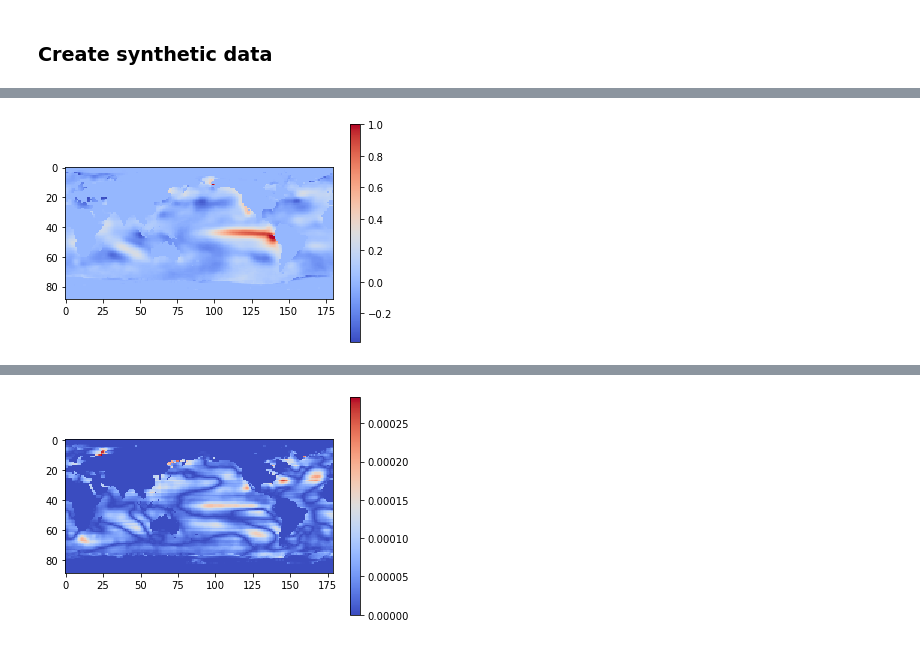
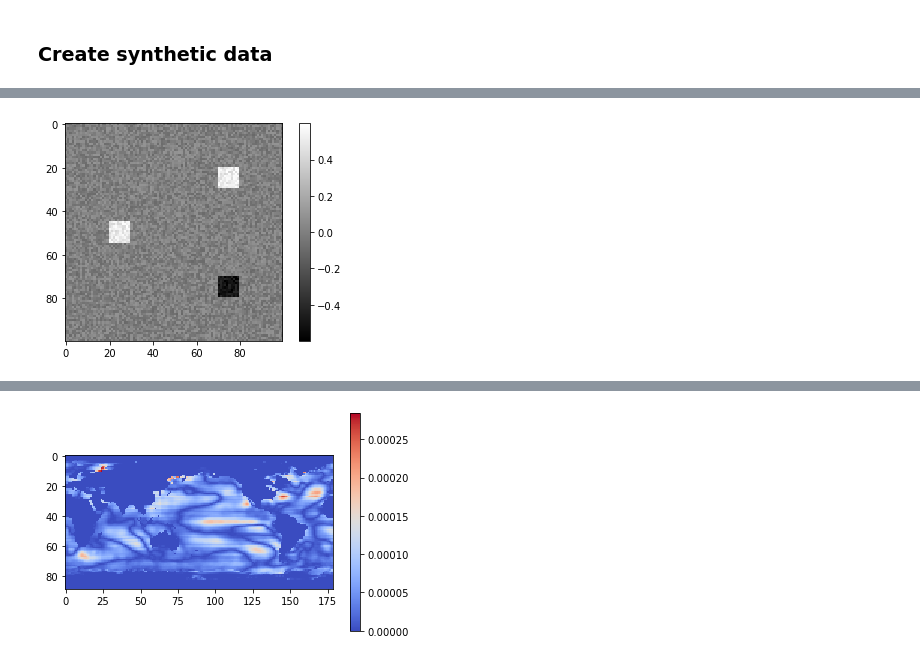
Before and after one commit to MarcoLandtHayen/EchoStateNetworks, a Jupyter notebook: notebooks/ESN_exp10_Classification_LRP_syntheticSamples.ipynb, the cells around one changed output, grey strips where cells are left out. Saved outputs shown, nothing was run; the diff lists cells and outputs as text; code cells hidden in the pictures.

Commit message:
continued working on ESN_exp10: Added LRP for synthetic input samples and enabled feeding inputs col-wise with sweeping from left to right plus from right to left

```diff
--- a/notebooks/ESN_exp10_Classification_LRP_syntheticSamples.ipynb
+++ b/notebooks/ESN_exp10_Classification_LRP_syntheticSamples.ipynb
@@ -101,14 +101,18 @@ n_train = int(n_samples * train_val_split)
 train_input = np.concatenate([samples[:n_train], samples[n_samples:n_samples+n_train]], axis=0)
 val_input = np.concatenate([samples[n_train:n_samples], samples[n_samples+n_train:]], axis=0)
 
+# Need to swap samples' axes to feed samples col-wise into model:
+train_input_swap = np.swapaxes(train_input, 1, 2)
+val_input_swap = np.swapaxes(val_input, 1, 2)
+
 # Create targets: 1 for class1 and -1 for class2
 train_target = np.concatenate([np.ones((n_train,1)), -np.ones((n_train,1))])
 val_target = np.concatenate([np.ones((n_samples-n_train,1)), -np.ones((n_samples-n_train,1))])
 
 
 # Check dimensions:
-print("train_input: ", train_input.shape)
-print("val_input: ", val_input.shape)
+print("train_input_swap: ", train_input_swap.shape)
+print("val_input_swap: ", val_input_swap.shape)
 print("train_target: ", train_target.shape)
 print("val_target: ", val_target.shape)
 # %% [output]
@@ -258,21 +395,11 @@ La Nina:  1.0
 # %%
-### Pick out ONE El Nino sample to be analysed:
-sample_id = 40 # number 40 of validation inputs --> El Nino sample
-#sample_id = 52 # number 52 of validation inputs --> La Nina sample
-sample = val_input_swap[sample_id:sample_id+1,:,:]
+### Pick out ONE  sample to be analysed:
 
-## If feeding the sample column-wise is desired, need to swap lat <-> lon for input sample:
-#sample = np.swapaxes(sample, 1, 2)
+## Class 1: E.g. take the very first sample
+sample = val_input_swap[:1,:,:]
 
-# Plot sample input
-fig, ax = plt.subplots(figsize=(12, 4))
-sst_anomaly_fields_NinoNina[sample_id].name = 'sst anomaly deg Celsius'
-sst_anomaly_fields_NinoNina[sample_id].plot(ax=ax, cmap='coolwarm', vmax=1.5, vmin=-1.5)
-plt.title('picked sample', fontsize=16)
-
-# Create a Rectangle patch and add the patch to the Axes
-rect = patches.Rectangle((190, -5), 50, 10, linewidth=2, edgecolor='black', facecolor='none')
-ax.add_patch(rect)
+## Class 2: E.g. take the very last sample
+#sample = val_input_swap[-1:,:,:]
 
 # Extract number of timesteps (timesteps) and variable T to loop over.
 # Note: Subtract 1 from absolute number of timesteps to get T, since loops start at 0.
@@ -368,10 +494,10 @@ activations ACT (timesteps, res. units):  (180, 300)
 # %%
 # Plot sample in reduced size:
-plt.imshow(np.swapaxes(sample[0,:,:], 0,1), cmap='coolwarm', interpolation='nearest')#, vmin=0, vmax=0.00005)
+plt.imshow(np.swapaxes(sample[0,:,:], 0,1), cmap='gray', interpolation='nearest')#, vmin=0, vmax=0.00005)
 plt.colorbar()
 plt.show()
 # %% [output]
-[figure, old version]
+[figure, new version]
 # %%
 ### LRP on baseESN (col-wise): Only take positive contributions of pre-potential into account.
 ### EL NINO
```
Also changed, not shown: parts of 31 cells of this notebook.
